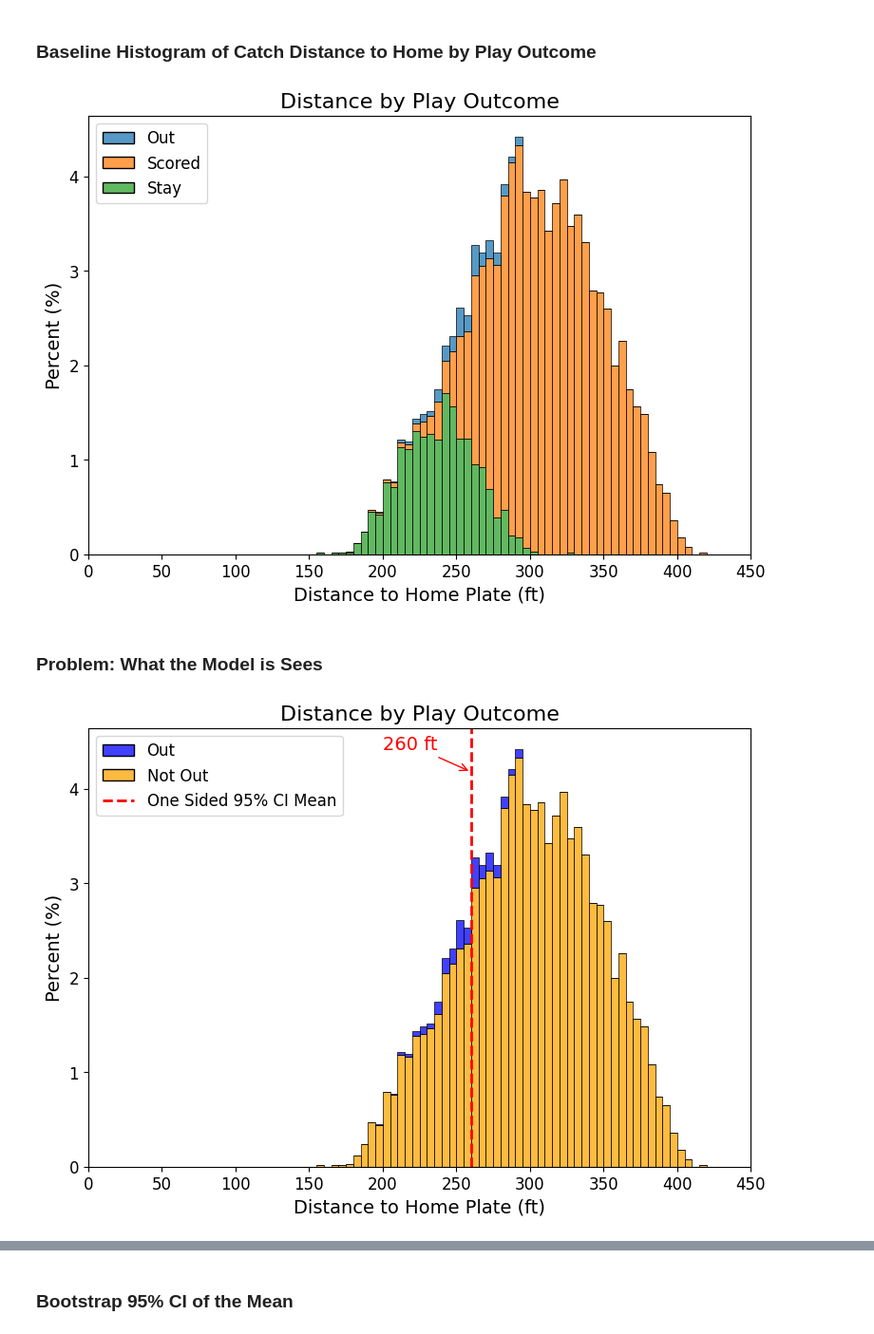
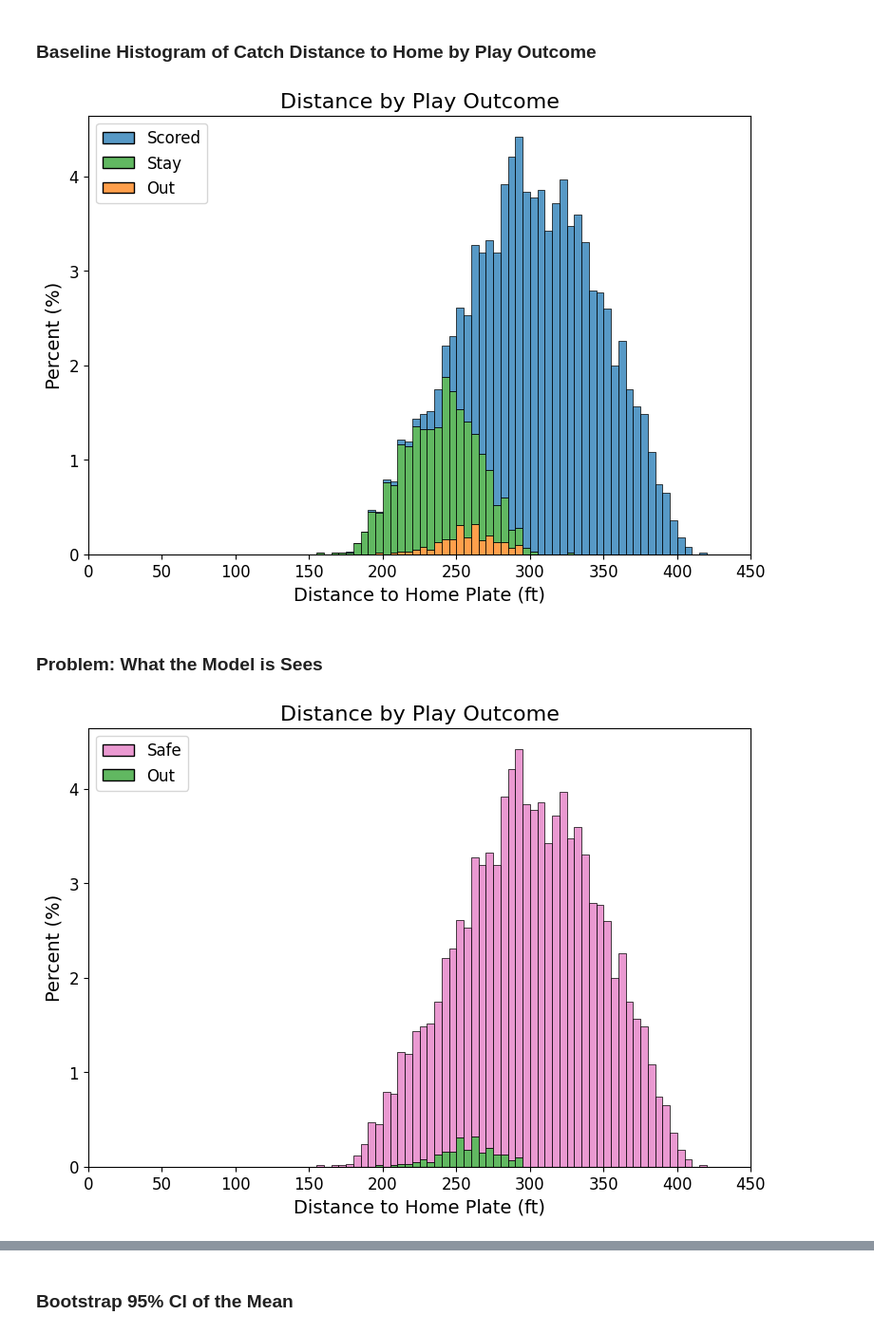
Before and after one commit to Dodgers-Capstone/Sacrifice-Fly-Modeling, a Jupyter notebook: notebooks/1_master.ipynb, the cells around one changed output, grey strips where cells are left out. Shown at 95% size. Cells and saved outputs as stored; diff of their text form; code cells hidden in the pictures.

```diff
--- a/notebooks/1_master.ipynb
+++ b/notebooks/1_master.ipynb
@@ -1233,14 +1208,36 @@ combined_pd = combined_lf.collect().to_pandas()
+# %%
+on_base_outcomes_lf = (on_base_lf
+    .with_columns(
+        pl.when(pl.col("is_out") == True)
+          .then(pl.lit("Out"))
+          .when(pl.col("is_advance") == True)
+          .then(pl.lit("Scored"))
+          .when(pl.col("is_stay") == True)
+          .then(pl.lit("Stay"))
+          .otherwise(None)
+          .alias("outcome")
+    )
+)
+
+on_base_outcomes_pd = on_base_outcomes_lf.collect().to_pandas()
 # %% [markdown]
 ### Baseline Histogram of Catch Distance to Home by Play Outcome
 # %%
+colors = sns.color_palette()
+blue = colors[0]
+yellow = colors[1]
+green = colors[2]
+pink = colors[6]
+
 # Create stacked histogram
 plt.figure(figsize=(9, 6))
-ax = sns.histplot(data=combined_pd,
+ax = sns.histplot(data=on_base_outcomes_pd,
                  x="distance_catch_to_home",
                  hue="outcome",
                  stat="percent",
                  binrange=(0, 450),
                  binwidth=5,
+                 palette=[blue,green,yellow],
                  multiple="stack")
 
 # Save the legend for later
@@ -1261,11 +1258,11 @@ plt.xlim(0, 450)
 
 plt.show()
 # %% [output]
-[figure, old version]
+[figure, new version]
 # %% [markdown]
 ### Problem: What the Model is Sees
 # %%
-combined_binary_lf = (combined_lf
+combined_binary_lf = (on_base_outcomes_lf
     .with_columns(
         pl.when(pl.col("outcome") != pl.lit("Out"))
         .then(pl.lit("Safe"))
@@ -1278,45 +1275,28 @@ combined_binary_pd = combined_binary_lf.collect().to_pandas()
 # %%
 # Create stacked histogram
 plt.figure(figsize=(9, 6))
 ax = sns.histplot(data=combined_binary_pd,
                  x="distance_catch_to_home",
                  hue="outcome",
                  stat="percent",
                  binrange=(0, 450),
                  binwidth=5,
-                 palette=["blue", "orange"],
+                 palette=[pink, green],
                  multiple="stack")
 
-# Add vertical line and plot annotation
-plt.axvline(x=260, color='red', linestyle='--', linewidth=2)
-plt.annotate('260 ft',
-           xy=(260, plt.ylim()[1] * 0.90),
-           xytext=(260 - 60, plt.ylim()[1] * 0.95),
-           arrowprops=dict(arrowstyle='->', color='red'),
-           fontsize=14,
-           color='red')
-
-# Save the legend for later
 legend = ax.get_legend()
 handles = legend.legend_handles
 labels = [t.get_text() for t in legend.get_texts()]
 
-# Add the vertical line to the legend
-vline_handle = Line2D([0], [0], color='red', linestyle='--', linewidth=2)
-handles.append(vline_handle)
-labels.append('One Sided 95% CI Mean')
-
-# Create legend with each part
 plt.legend(handles, labels, loc='upper left', fontsize=12, title_fontsize=14)
 
 # Plot Formatting
 plt.title('Distance by Play Outcome', fontsize=16)
 plt.xlabel('Distance to Home Plate (ft)', fontsize=14)
 plt.ylabel('Percent (%)', fontsize=14)
 plt.xticks(fontsize=12)
 plt.yticks(fontsize=12)
 plt.xlim(0, 450)
-
 plt.show()
 # %% [output]
-[figure, old version]
+[figure, new version]
```
Also changed, not shown: parts of 25 cells of this notebook, 1 other file.
